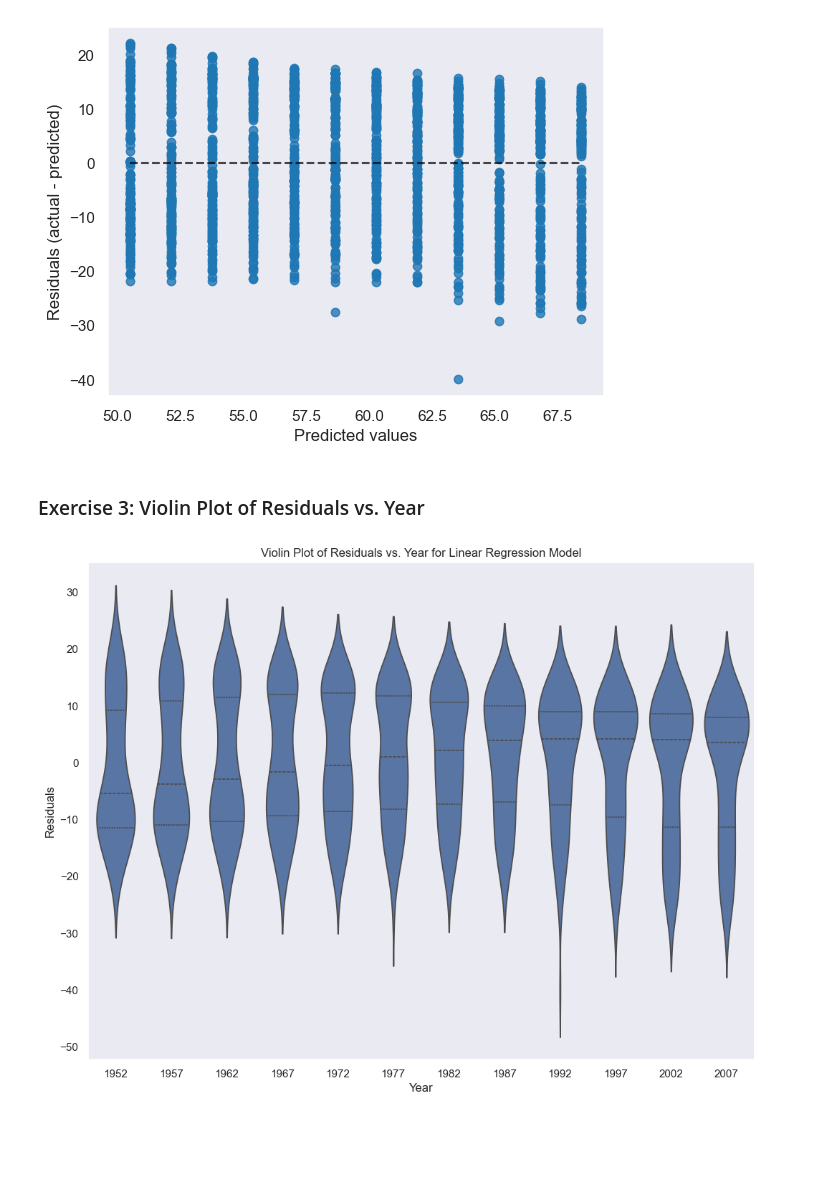
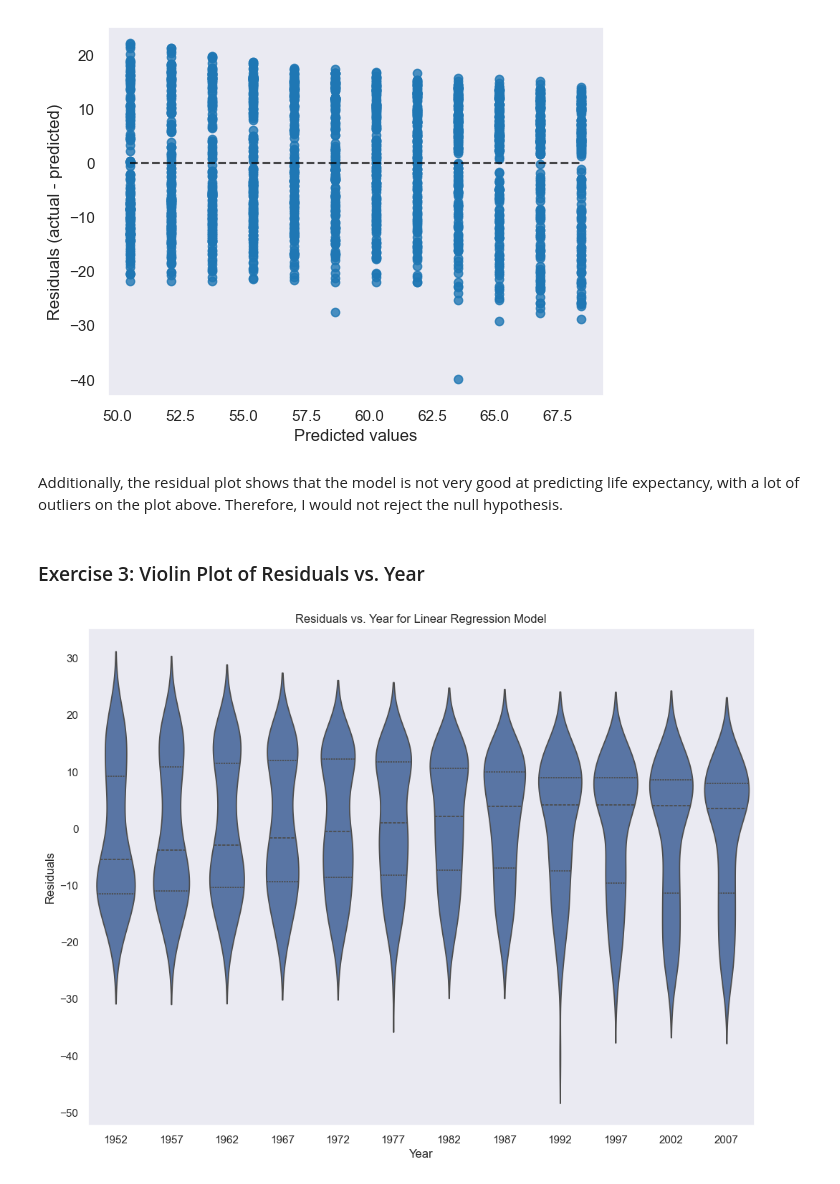
Before and after one commit to jwagner31/projectmattei3, a Jupyter notebook: notebook.ipynb, the cells around one changed output. Drawn from its saved outputs; the diff is of its cells as text; code cells hidden in the pictures; blank space fills up the shorter version.

```diff
--- a/notebook.ipynb
+++ b/notebook.ipynb
@@ -112,18 +116,20 @@ display.plot()
 plt.show()
 # %% [output]
 [figure]
+# %% [markdown]
+Additionally, the residual plot shows that the model is not very good at predicting life expectancy, with a lot of outliers on the plot above. Therefore, I would not reject the null hypothesis.
 # %% [markdown]
 ### Exercise 3: Violin Plot of Residuals vs. Year
 # %%
 residuals = y - y_pred
 
 temp_df = pd.DataFrame({'Year': data['year'], 'Residuals': residuals})
 
 fig, ax = plt.subplots(figsize=(12, 9))
 sns.violinplot(x='Year', y='Residuals', data=temp_df, ax=ax, inner='quartile')
 ax.set_xlabel("Year")
 ax.set_ylabel("Residuals")
-ax.set_title("Violin Plot of Residuals vs. Year for Linear Regression Model")
+ax.set_title("Residuals vs. Year for Linear Regression Model")
 plt.show()
 # %% [output]
-[figure, old version]
+[figure, new version]
```
Also changed, not shown: parts of 17 cells of this notebook.
